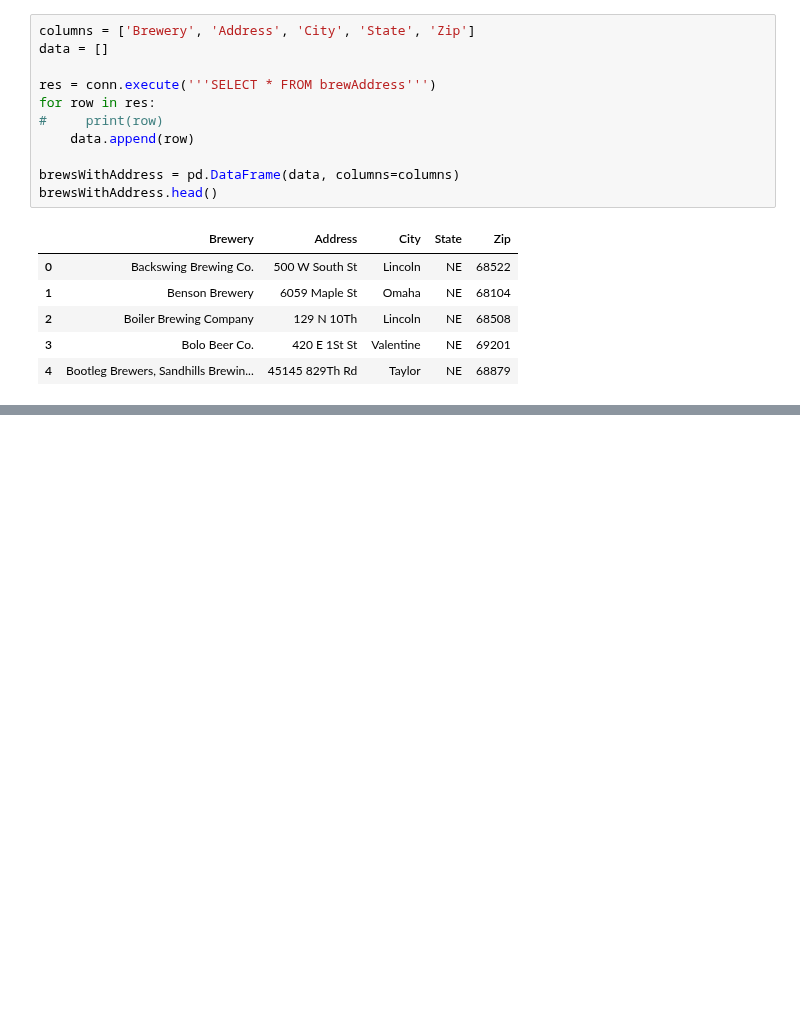
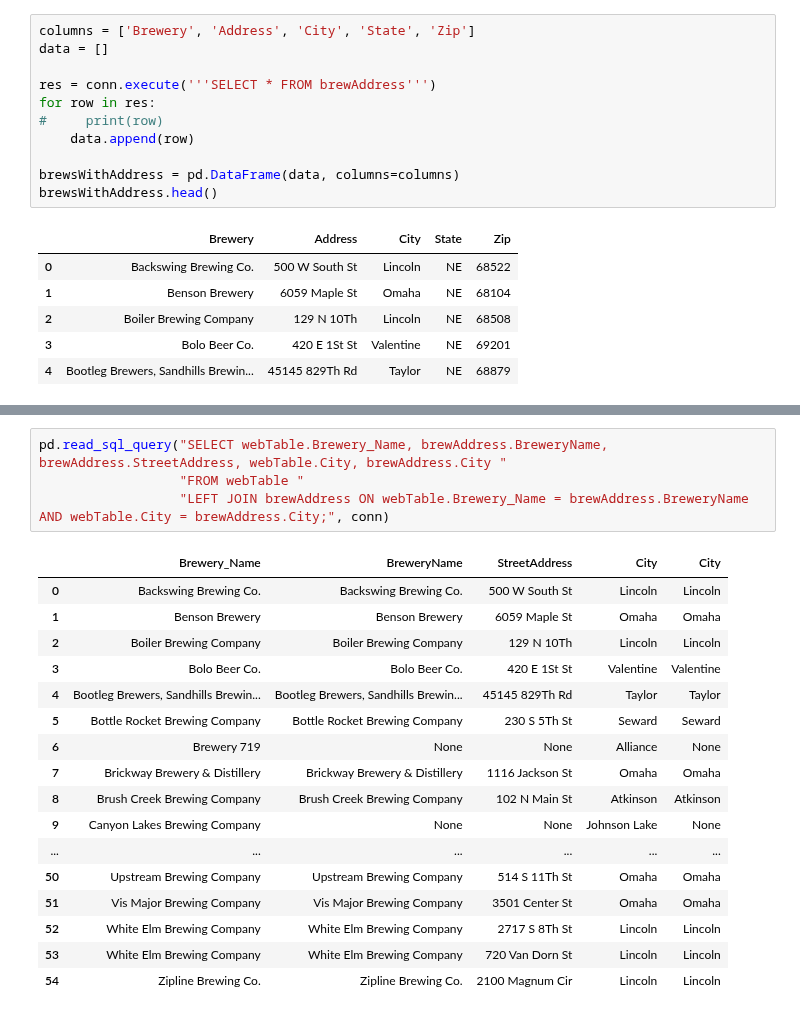
Before and after one commit to ScottBreitbach/DSC540, a Jupyter notebook: Final Project/DBTest1.ipynb, the cells around one changed output, grey strips where cells are left out. Saved outputs shown, nothing was run; the diff lists cells and outputs as text; blank space fills up the shorter version.

```diff
--- a/Final Project/DBTest1.ipynb
+++ b/Final Project/DBTest1.ipynb
@@ -1384,0 +1513,22 @@ brewsWithAddress.head()
+# %%
+pd.read_sql_query("SELECT webTable.Brewery_Name, brewAddress.BreweryName, brewAddress.StreetAddress, webTable.City, brewAddress.City "
+                  "FROM webTable "
+                  "LEFT JOIN brewAddress ON webTable.Brewery_Name = brewAddress.BreweryName AND webTable.City = brewAddress.City;", conn)
+# %% [output]
+|  | Brewery_Name | BreweryName | StreetAddress | City | City |
+| 0 | Backswing Brewing Co. | Backswing Brewing Co. | 500 W South St | Lincoln | Lincoln |
+| 1 | Benson Brewery | Benson Brewery | 6059 Maple St | Omaha | Omaha |
+| 2 | Boiler Brewing Company | Boiler Brewing Company | 129 N 10Th | Lincoln | Lincoln |
+| 3 | Bolo Beer Co. | Bolo Beer Co. | 420 E 1St St | Valentine | Valentine |
+| 4 | Bootleg Brewers, Sandhills Brewin... | Bootleg Brewers, Sandhills Brewin... | 45145 829Th Rd | Taylor | Taylor |
+| 5 | Bottle Rocket Brewing Company | Bottle Rocket Brewing Company | 230 S 5Th St | Seward | Seward |
+| 6 | Brewery 719 | None | None | Alliance | None |
+| 7 | Brickway Brewery & Distillery | Brickway Brewery & Distillery | 1116 Jackson St | Omaha | Omaha |
+| 8 | Brush Creek Brewing Company | Brush Creek Brewing Company | 102 N Main St | Atkinson | Atkinson |
+| 9 | Canyon Lakes Brewing Company | None | None | Johnson Lake | None |
+| ... | ... | ... | ... | ... | ... |
+| 50 | Upstream Brewing Company | Upstream Brewing Company | 514 S 11Th St | Omaha | Omaha |
+| 51 | Vis Major Brewing Company | Vis Major Brewing Company | 3501 Center St | Omaha | Omaha |
+| 52 | White Elm Brewing Company | White Elm Brewing Company | 2717 S 8Th St | Lincoln | Lincoln |
+| 53 | White Elm Brewing Company | White Elm Brewing Company | 720 Van Dorn St | Lincoln | Lincoln |
+| 54 | Zipline Brewing Co. | Zipline Brewing Co. | 2100 Magnum Cir | Lincoln | Lincoln |
```
Also changed, not shown: parts of 27 cells of this notebook, 3 other files.
